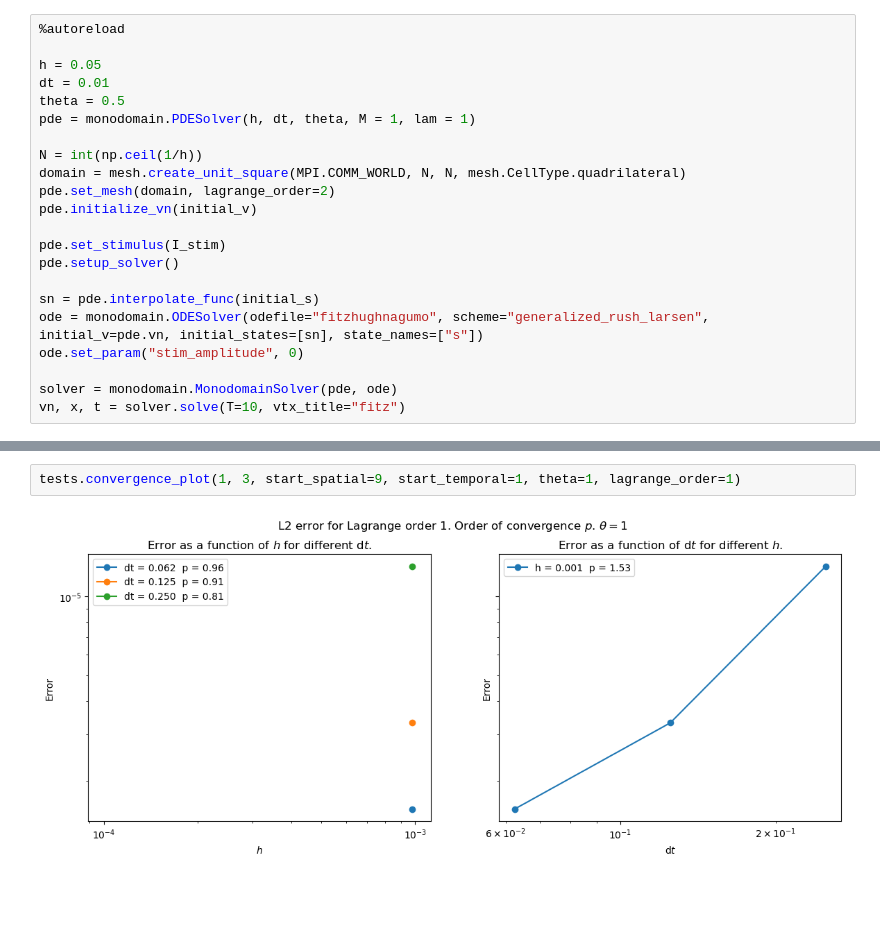
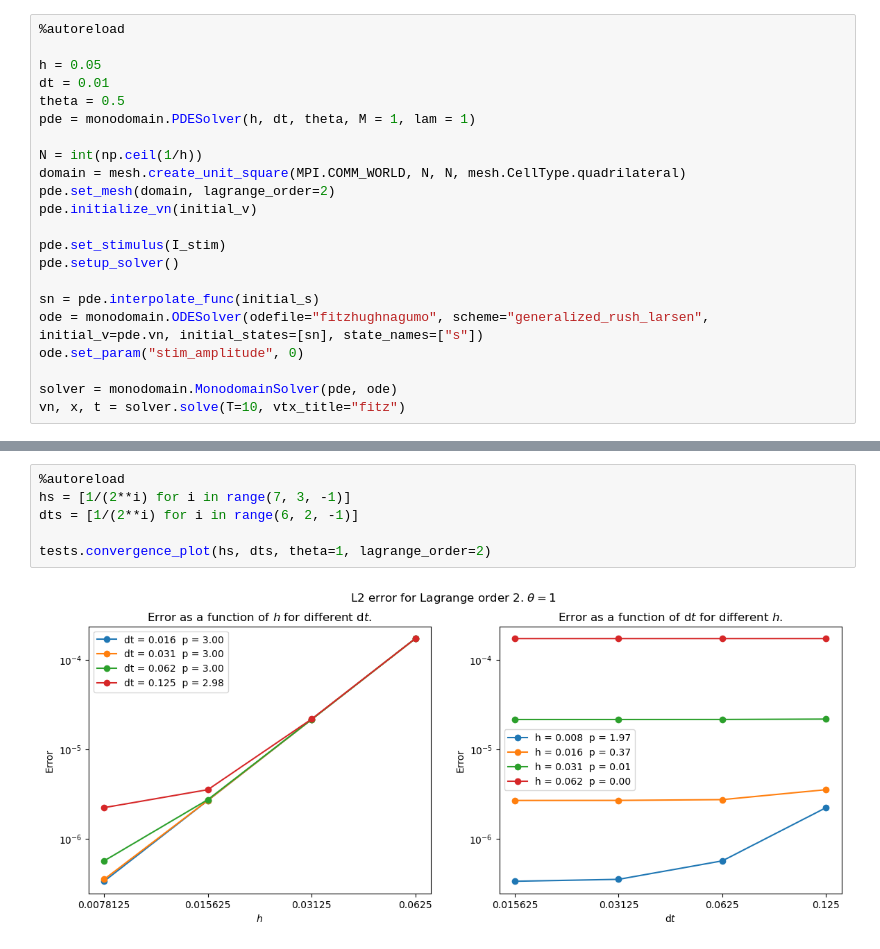
Before and after one commit to aledha/Computing-the-Electrical-Activity-in-the-Heart, a Jupyter notebook: operator splitting/op_split_convergence.ipynb, the cells around one changed output, grey strips where cells are left out. Drawn from its saved outputs; the diff is of its cells as text; blank space fills up the shorter version.

Commit message:
Added plots for temporal and spatial convergence

```diff
--- a/operator splitting/op_split_convergence.ipynb
+++ b/operator splitting/op_split_convergence.ipynb
@@ -68,4 +47,8 @@ tests.convergence_plot(3, 3, start_spatial=7, start_temporal=1, theta=1, lagrang
-# %%
-tests.convergence_plot(1, 3, start_spatial=9, start_temporal=1, theta=1, lagrange_order=1)
-# %% [output]
-[figure, removed]
+# %%
+%autoreload
+hs = [1/(2**i) for i in range(7, 3, -1)]
+dts = [1/(2**i) for i in range(6, 2, -1)]
+
+tests.convergence_plot(hs, dts, theta=1, lagrange_order=2)
+# %% [output]
+[figure, added]
```
Also changed, not shown: parts of 10 cells of this notebook, 1 other file.
